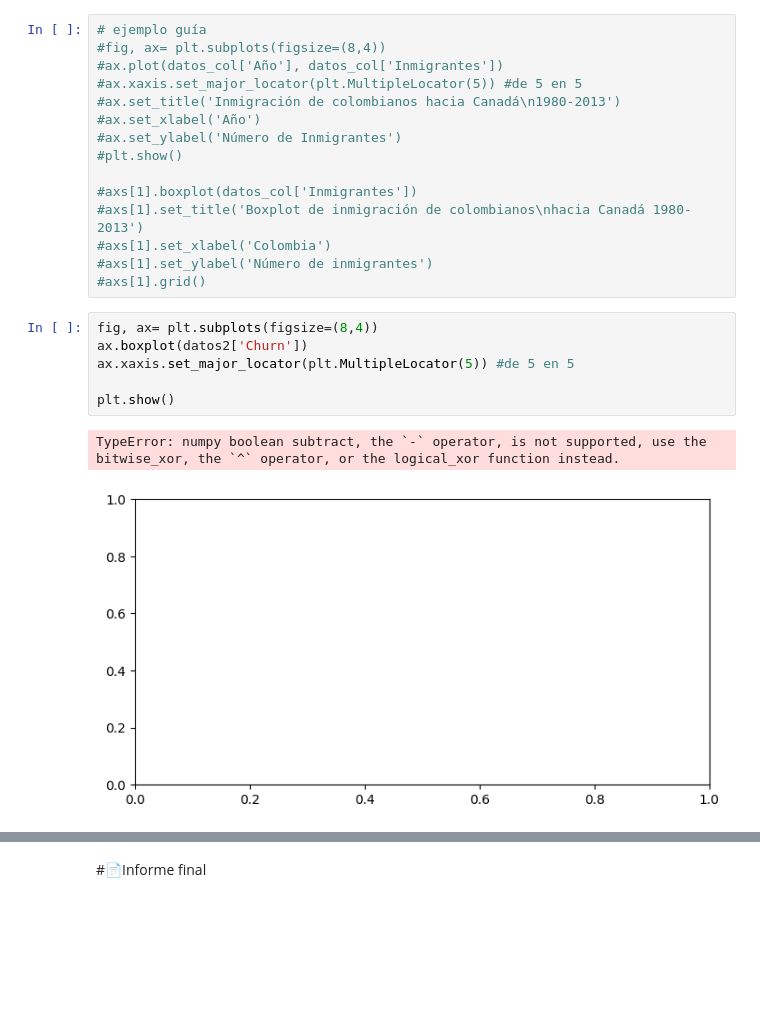
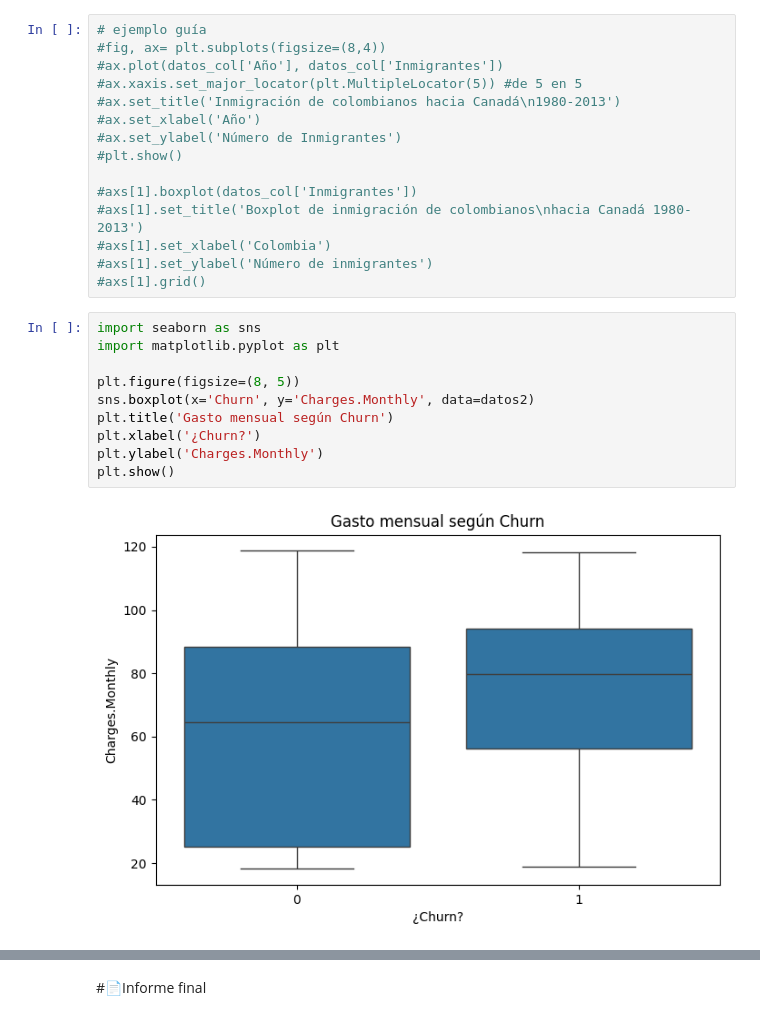
Before and after one commit to SilvanaCicchitti/challenge_telecom, a Jupyter notebook: TelecomX_LATAM.ipynb, the cells around one changed output, grey strips where cells are left out. Saved outputs shown, nothing was run; the diff lists cells and outputs as text; blank space fills up the shorter version.

```diff
--- a/TelecomX_LATAM.ipynb
+++ b/TelecomX_LATAM.ipynb
@@ -498,12 +498,15 @@ import matplotlib.pyplot as plt
 #axs[1].set_xlabel('Colombia')
 #axs[1].set_ylabel('Número de inmigrantes')
 #axs[1].grid()
-# %%
-fig, ax= plt.subplots(figsize=(8,4))
-ax.boxplot(datos2['Churn'])
-ax.xaxis.set_major_locator(plt.MultipleLocator(5)) #de 5 en 5
-
-plt.show()
-# %% [output]
-TypeError: numpy boolean subtract, the `-` operator, is not supported, use the bitwise_xor, the `^` operator, or the logical_xor function instead.
-[figure, removed]
+# %%
+import seaborn as sns
+import matplotlib.pyplot as plt
+
+plt.figure(figsize=(8, 5))
+sns.boxplot(x='Churn', y='Charges.Monthly', data=datos2)
+plt.title('Gasto mensual según Churn')
+plt.xlabel('¿Churn?')
+plt.ylabel('Charges.Monthly')
+plt.show()
+# %% [output]
+[figure, added]
```
Also changed, not shown: parts of 4 cells of this notebook.
